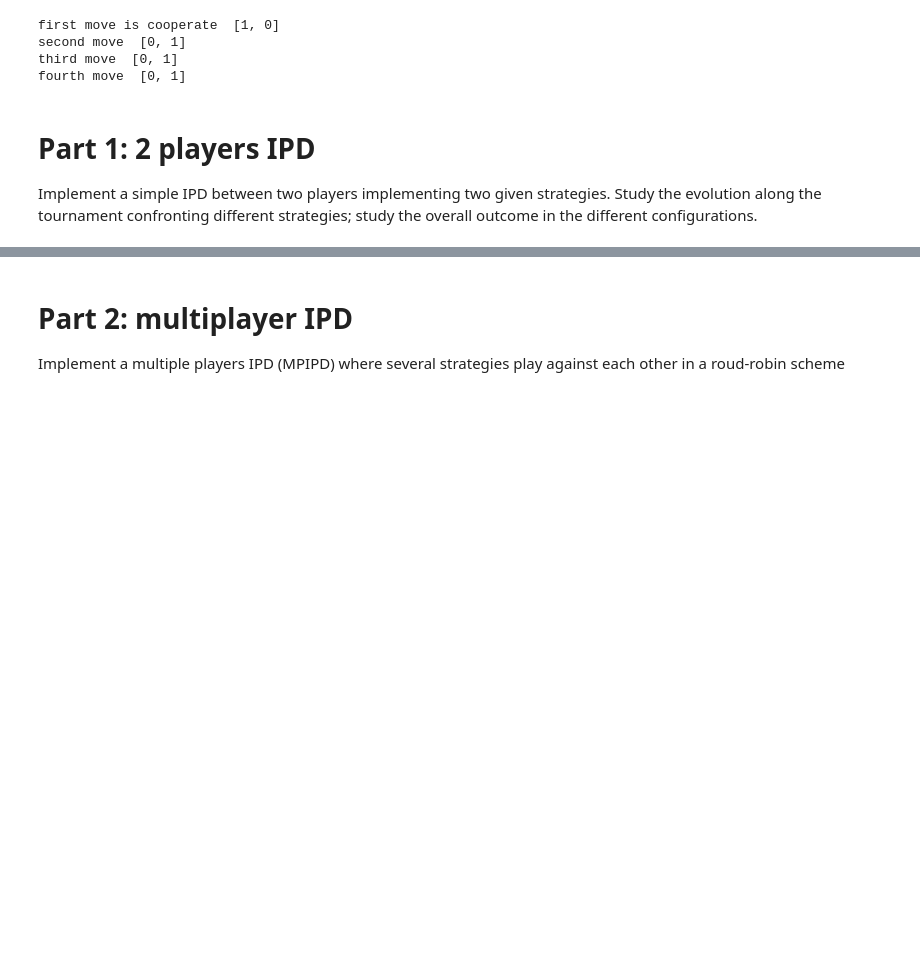
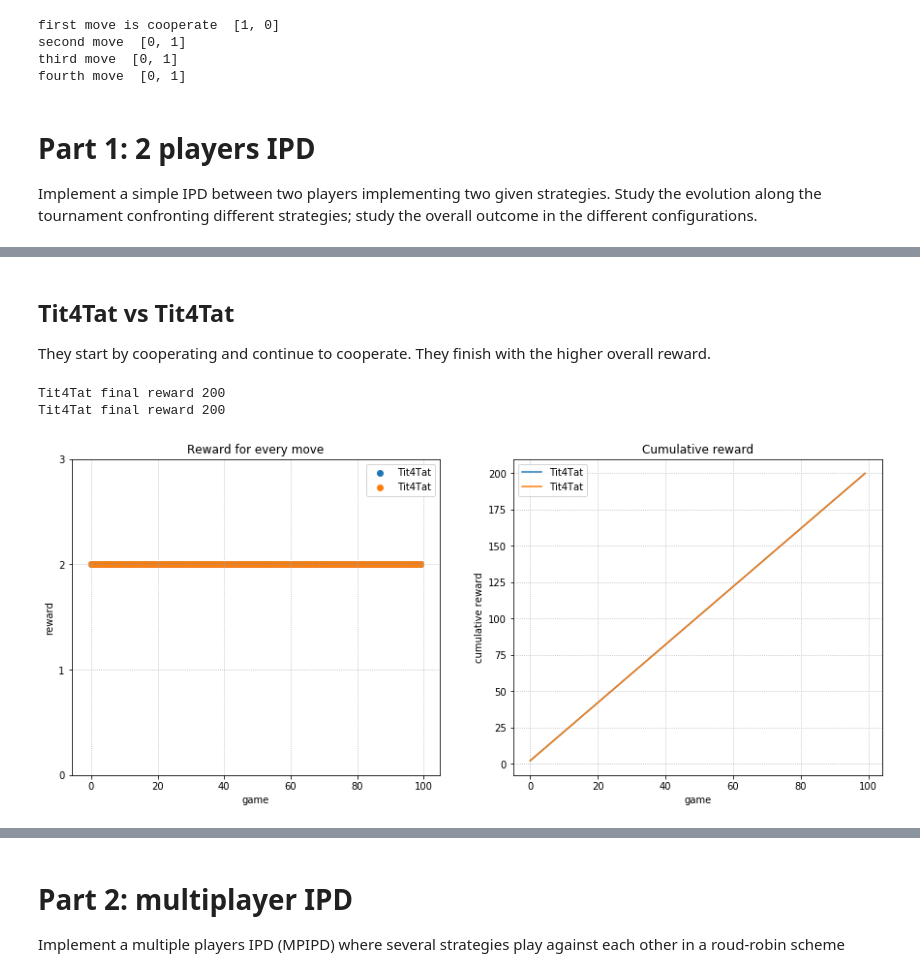
Before and after one commit to donaldssh/Iterative-Prisoners-Dilemma, a Jupyter notebook: Project.ipynb, the cells around one changed output, grey strips where cells are left out. Cells and saved outputs as stored; diff of their text form; code cells hidden in the pictures; blank space fills up the shorter version.

```diff
--- a/Project.ipynb
+++ b/Project.ipynb
@@ -397,0 +460,51 @@ Experiment with learning players
+# %% [markdown]
+## Tit4Tat vs Tit4Tat
+They start by cooperating and continue to cooperate. They finish with the higher overall reward.
+# %%
+# Payoff matrix
+M = np.array([[2,0],[3,1]])
+
+# for practicity we are using u as horizontal arrays
+# initialize players instances
+p1 = Tit4Tat([],[],[])
+p2 = Tit4Tat([],[],[])
+
+# game loop
+for i in range(100):
+    u1 = p1.move()
+    p2.append_input(u1)
+
+    u2 = p2.move()
+    p1.append_input(u2)
+
+    p1.append_reward(np.array(u1) @ M @ np.array(u2).T)
+    p2.append_reward(np.array(u2) @ M @ np.array(u1).T)
+
+# visualization
+fig, ax = plt.subplots(1,2, figsize = (15,6))
+ax[0].plot(p1.r_history, alpha=0.2)
+ax[0].scatter(range(len(p1.r_history)), p1.r_history, label=(type(p1).__name__),)
+ax[0].plot(p2.r_history, alpha=0.2)
+ax[0].scatter(range(len(p2.r_history)), p2.r_history,  label=(type(p2).__name__),)
+ax[0].legend()
+ax[0].set_yticks(range(0,4))
+ax[0].grid(linestyle=":")
+ax[0].set_xlabel("game")
+ax[0].set_ylabel("reward")
+ax[0].set_title("Reward for every move")
+
+ax[1].plot(np.cumsum(p1.r_history), label=(type(p1).__name__))
+ax[1].plot(np.cumsum(p2.r_history), label=(type(p2).__name__))
+ax[1].legend()
+ax[1].set_xlabel("game")
+ax[1].set_ylabel("cumulative reward")
+ax[1].set_title("Cumulative reward")
+ax[1].grid(linestyle=":")
+
+
+print(f"{type(p1).__name__} final reward {sum(p1.r_history)}")
+print(f"{type(p2).__name__} final reward {sum(p2.r_history)}")
+# %% [output]
+Tit4Tat final reward 200
+Tit4Tat final reward 200
+[figure, added]
```
Also changed, not shown: parts of 28 cells of this notebook.
